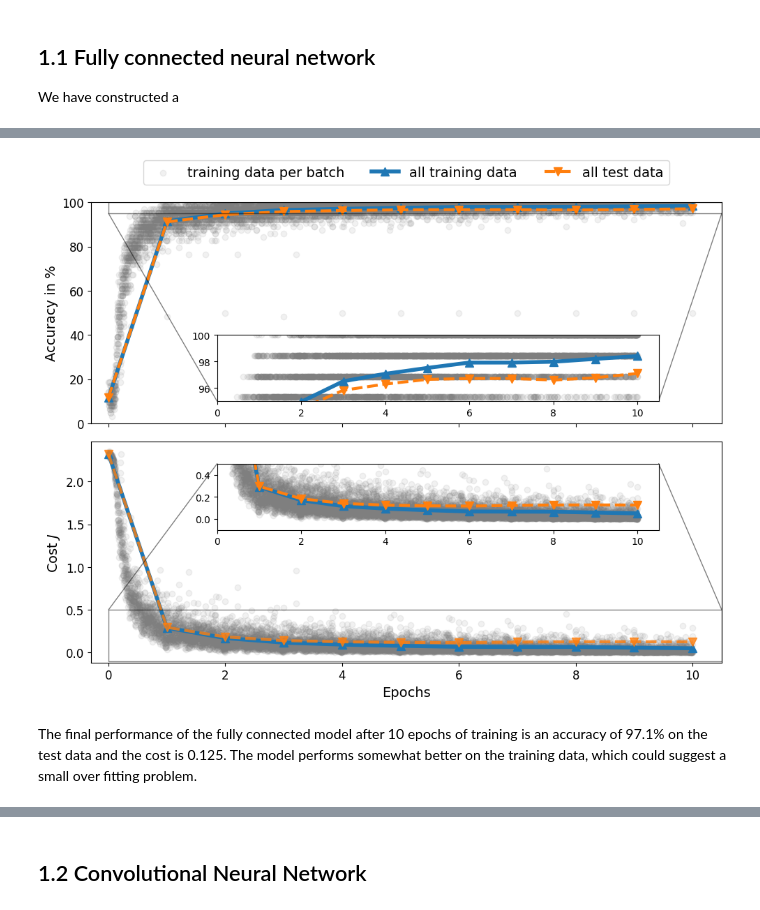
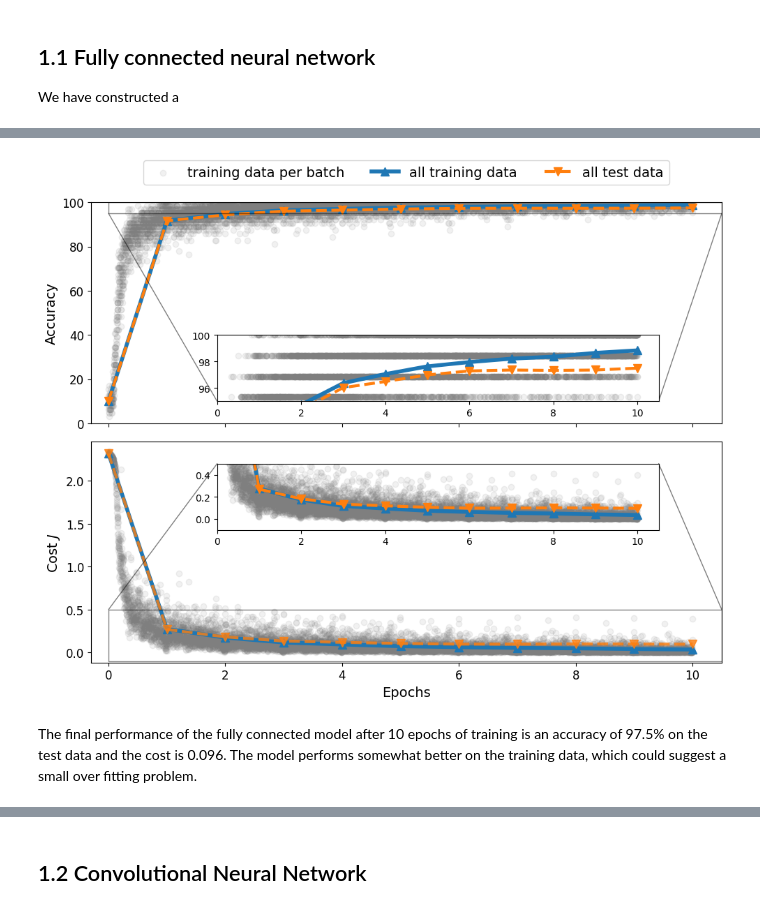
Before and after one commit to pzeiger/DeepLearning, a Jupyter notebook: assignment2/Assignment2.ipynb, the cells around one changed output, grey strips where cells are left out. Drawn from its saved outputs; the diff is of its cells as text; code cells hidden in the pictures.

```diff
--- a/assignment2/Assignment2.ipynb
+++ b/assignment2/Assignment2.ipynb
@@ -86,7 +91,7 @@ NeuralNetwork(
 # %%
-fig, axs, axins = mpf.plot_acc_cost(mynn.perflog2pandas(), len(mynn.dataloader_train))
+fig, axs, axins = mpf.plot_acc_loss_MNIST(mynn.log2pandas(), len(mynn.dataloader_train))
 # %% [output]
-[figure, old version]
+[figure, new version]
 # %% [markdown]
-The final performance of the fully connected model after 10 epochs of training is an accuracy of 97.1% on the test data and the cost is 0.125. The model performs somewhat better on the training data, which could suggest a small over fitting problem.
+The final performance of the fully connected model after 10 epochs of training is an accuracy of 97.5% on the test data and the cost is 0.096. The model performs somewhat better on the training data, which could suggest a small over fitting problem.
 # %%
```
Also changed, not shown: parts of 45 cells of this notebook, 7 other files.
